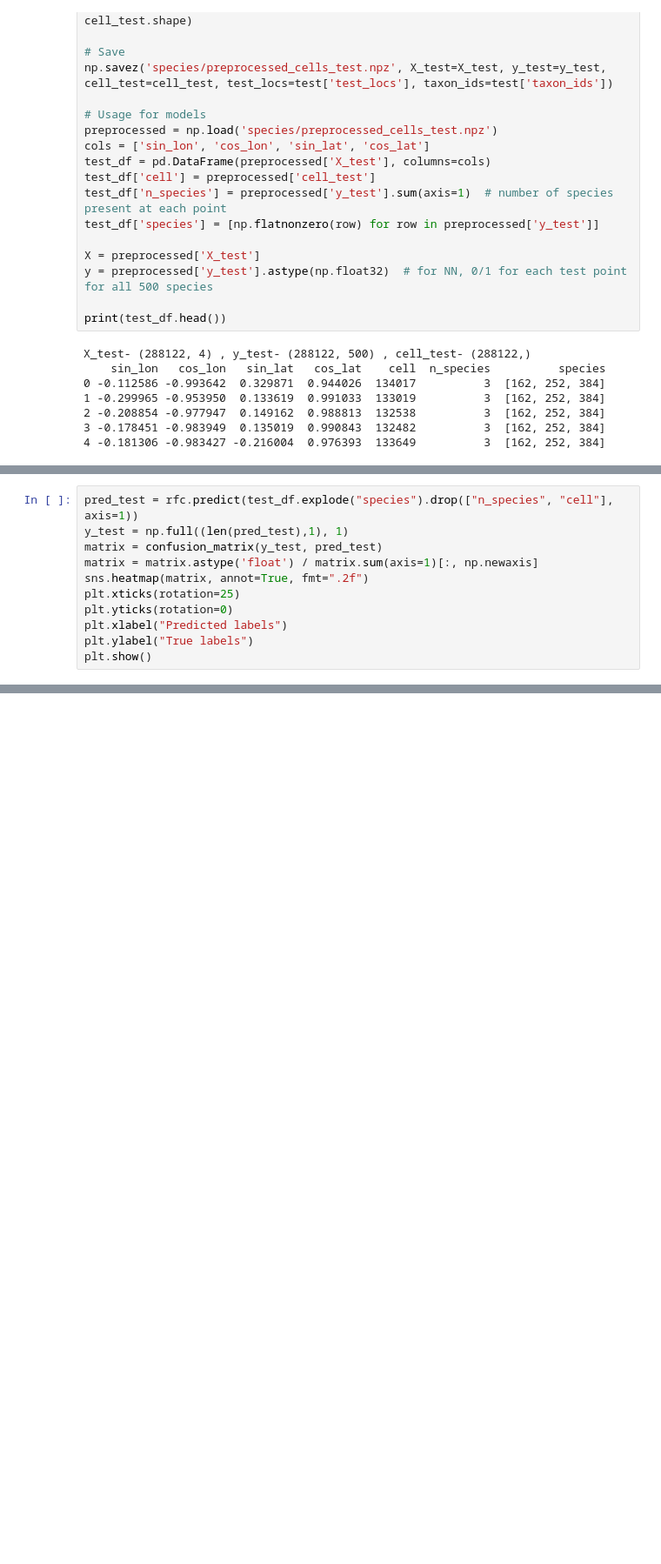
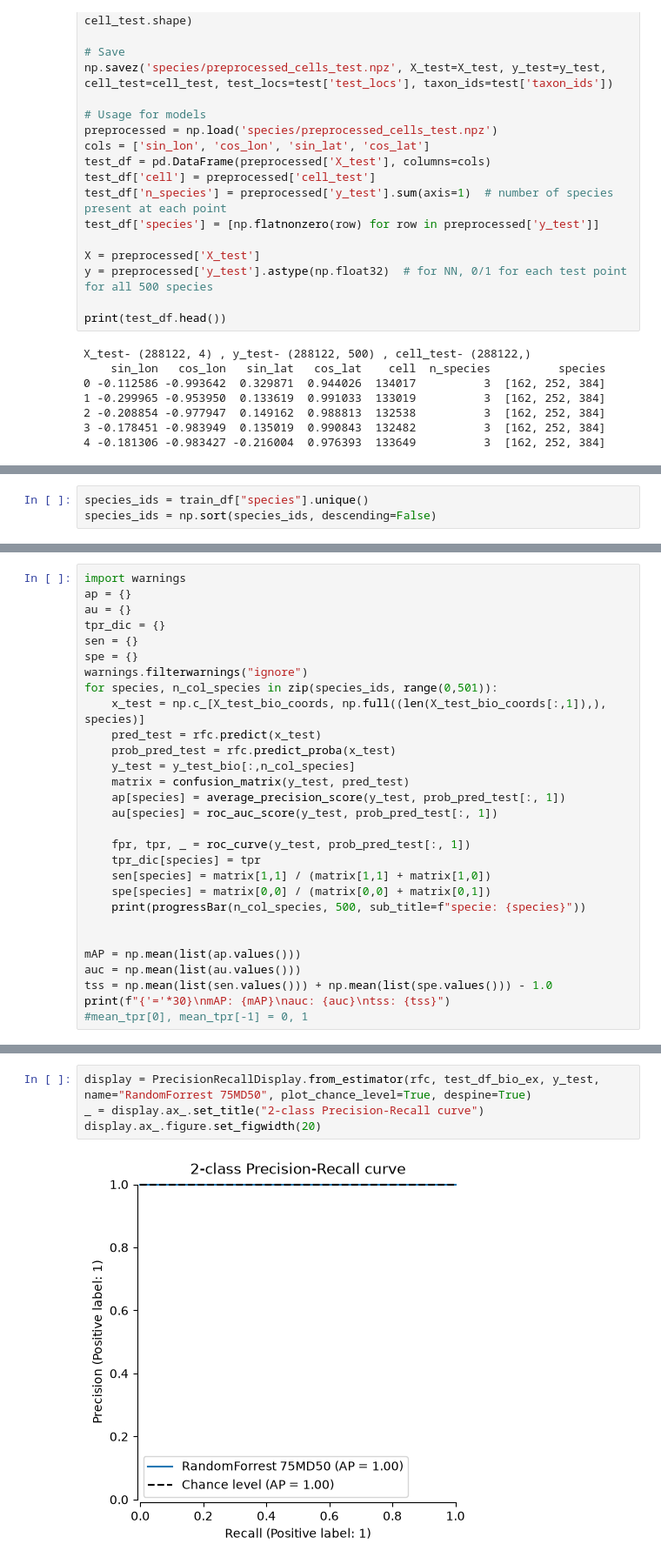
Before and after one commit to iDelfin/-species-analysis-cw-aml-26, a Jupyter notebook: randomForrestCoordsAndBio.ipynb, the cells around one changed output, grey strips where cells are left out. Shown at 87% size. Saved outputs shown, nothing was run; the diff lists cells and outputs as text; blank space fills up the shorter version.

```diff
--- a/randomForrestCoordsAndBio.ipynb
+++ b/randomForrestCoordsAndBio.ipynb
@@ -407,0 +450,3 @@ y_test = rfc.predict(test_df.explode("species").drop("n_species", axis=1))
+# %%
+species_ids = train_df["species"].unique()
+species_ids = np.sort(species_ids, descending=False)
@@ -408,11 +489,29 @@ y_test = rfc.predict(test_df.explode("species").drop("n_species", axis=1))
 # %%
-pred_test = rfc.predict(test_df.explode("species").drop(["n_species", "cell"], axis=1))
-y_test = np.full((len(pred_test),1), 1)
-matrix = confusion_matrix(y_test, pred_test)
-matrix = matrix.astype('float') / matrix.sum(axis=1)[:, np.newaxis]
-sns.heatmap(matrix, annot=True, fmt=".2f")
-plt.xticks(rotation=25)
-plt.yticks(rotation=0)
-plt.xlabel("Predicted labels")
-plt.ylabel("True labels")
-plt.show()
+import warnings
+ap = {}
+au = {}
+tpr_dic = {}
+sen = {}
+spe = {}
+warnings.filterwarnings("ignore")
+for species, n_col_species in zip(species_ids, range(0,501)):
+    x_test = np.c_[X_test_bio_coords, np.full((len(X_test_bio_coords[:,1]),), species)]
+    pred_test = rfc.predict(x_test)
+    prob_pred_test = rfc.predict_proba(x_test)
+    y_test = y_test_bio[:,n_col_species]
+    matrix = confusion_matrix(y_test, pred_test)
+    ap[species] = average_precision_score(y_test, prob_pred_test[:, 1])
+    au[species] = roc_auc_score(y_test, prob_pred_test[:, 1])
+
+    fpr, tpr, _ = roc_curve(y_test, prob_pred_test[:, 1])
+    tpr_dic[species] = tpr
+    sen[species] = matrix[1,1] / (matrix[1,1] + matrix[1,0])
+    spe[species] = matrix[0,0] / (matrix[0,0] + matrix[0,1])
+    print(progressBar(n_col_species, 500, sub_title=f"specie: {species}"))
+
+
+mAP = np.mean(list(ap.values()))
+auc = np.mean(list(au.values()))
+tss = np.mean(list(sen.values())) + np.mean(list(spe.values())) - 1.0
+print(f"{'='*30}\nmAP: {mAP}\nauc: {auc}\ntss: {tss}")
+#mean_tpr[0], mean_tpr[-1] = 0, 1
@@ -418,0 +567,6 @@ plt.show()
+# %%
+display = PrecisionRecallDisplay.from_estimator(rfc, test_df_bio_ex, y_test, name="RandomForrest 75MD50", plot_chance_level=True, despine=True)
+_ = display.ax_.set_title("2-class Precision-Recall curve")
+display.ax_.figure.set_figwidth(20)
+# %% [output]
+[figure, added]
```
Also changed, not shown: parts of 27 cells of this notebook, 2 other files.
